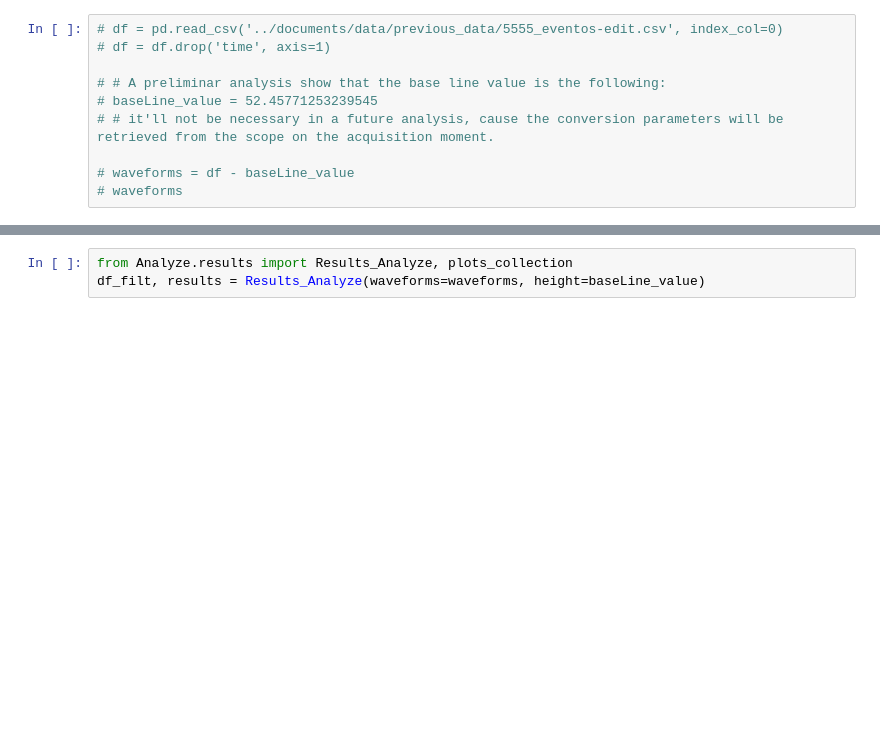
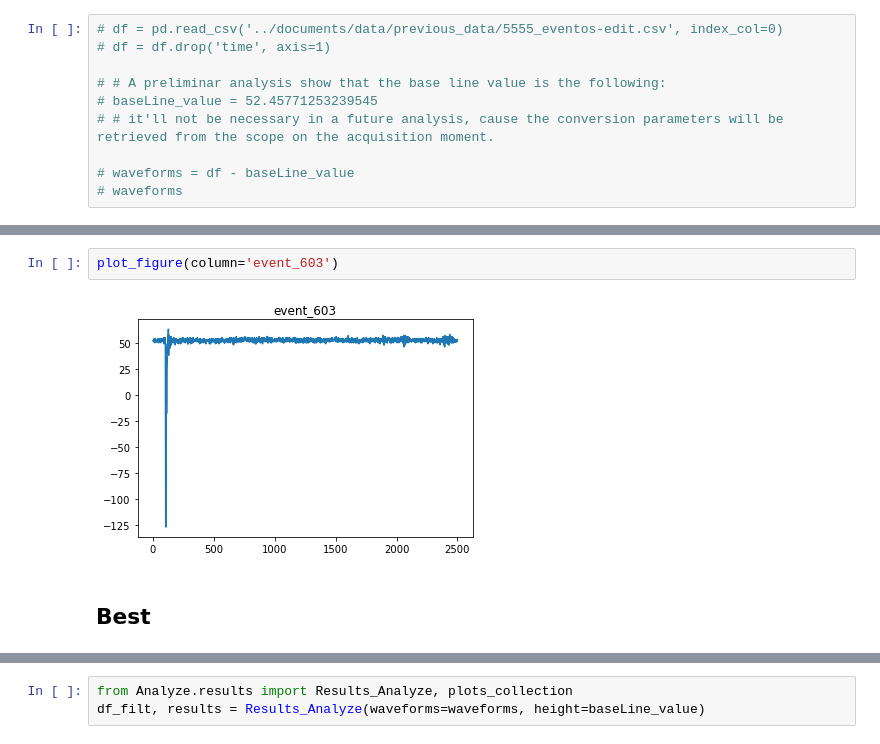
Before and after one commit to afauth/mudecay, a Jupyter notebook: MuonDecay/data_analyze/analyze.ipynb, the cells around one changed output, grey strips where cells are left out. Saved outputs shown, nothing was run; the diff lists cells and outputs as text; blank space fills up the shorter version.

```diff
--- a/MuonDecay/data_analyze/analyze.ipynb
+++ b/MuonDecay/data_analyze/analyze.ipynb
@@ -34,0 +109,6 @@ df
+# %%
+plot_figure(column='event_603')
+# %% [output]
+[figure, added]
+# %% [markdown]
+## Best
```
Also changed, not shown: parts of 23 cells of this notebook, 4 other files.
